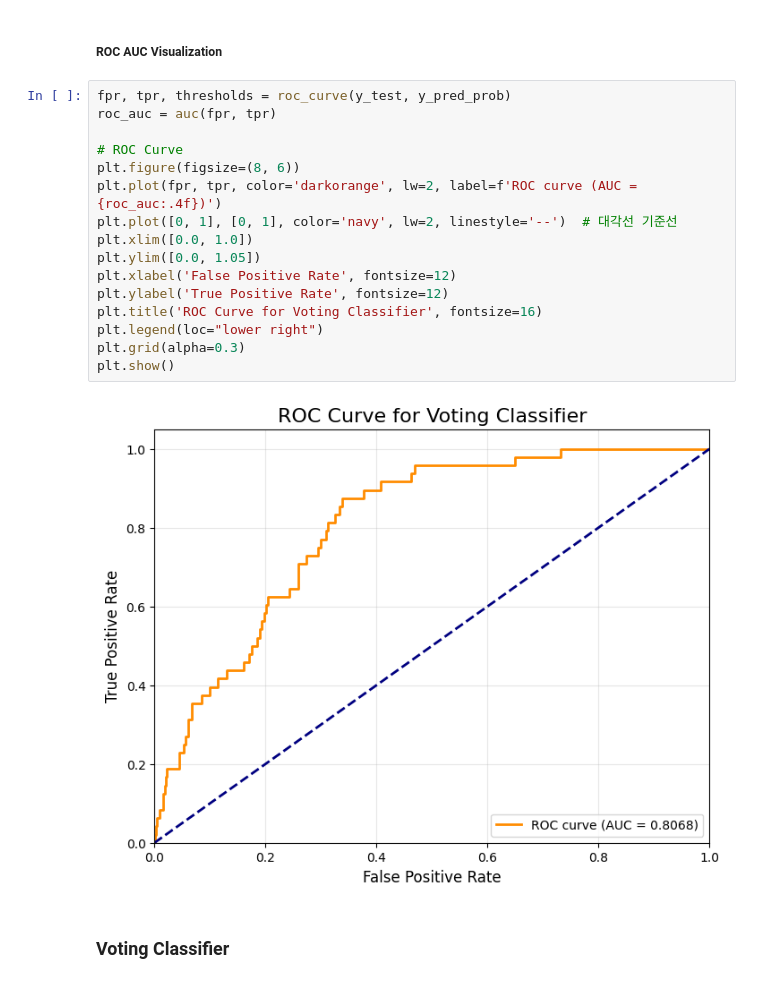
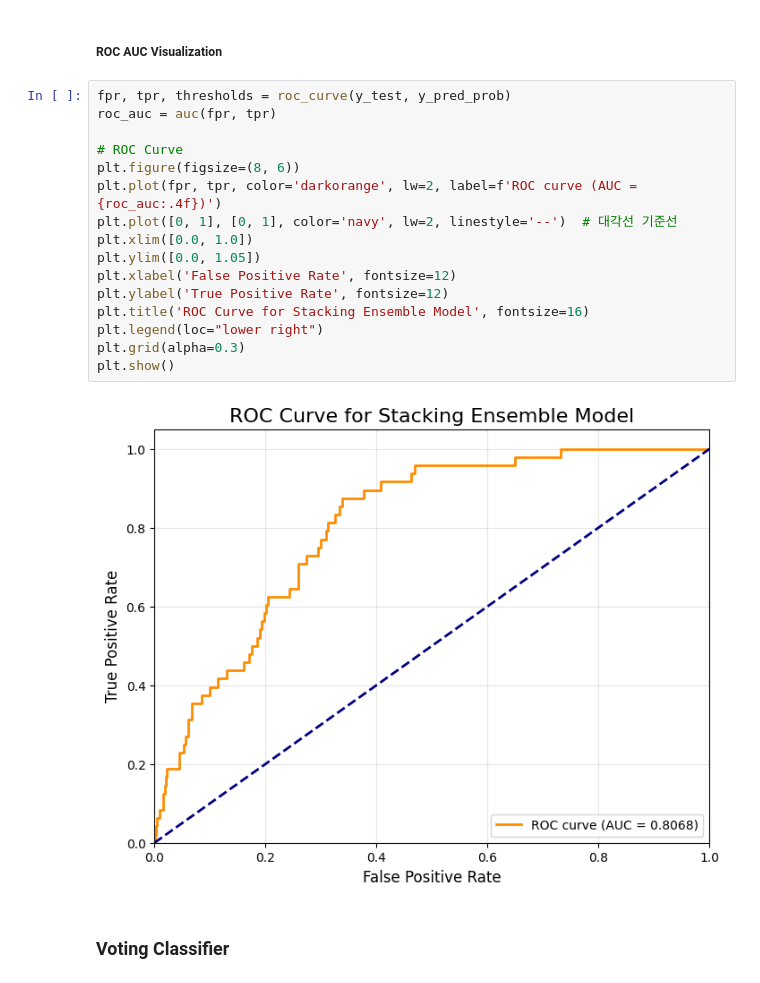
Before and after one commit to earl-kayy/lung_cancer_diagnosis, a Jupyter notebook: 20193067홍륜기.ipynb, the cells around one changed output. Cells and saved outputs as stored; diff of their text form.

```diff
--- a/20193067홍륜기.ipynb
+++ b/20193067홍륜기.ipynb
@@ -451,21 +437,21 @@ AUC Score: 0.8068
 # %%
 fpr, tpr, thresholds = roc_curve(y_test, y_pred_prob)
 roc_auc = auc(fpr, tpr)
 
 # ROC Curve
 plt.figure(figsize=(8, 6))
 plt.plot(fpr, tpr, color='darkorange', lw=2, label=f'ROC curve (AUC = {roc_auc:.4f})')
 plt.plot([0, 1], [0, 1], color='navy', lw=2, linestyle='--')  # 대각선 기준선
 plt.xlim([0.0, 1.0])
 plt.ylim([0.0, 1.05])
 plt.xlabel('False Positive Rate', fontsize=12)
 plt.ylabel('True Positive Rate', fontsize=12)
-plt.title('ROC Curve for Voting Classifier', fontsize=16)
+plt.title('ROC Curve for Stacking Ensemble Model', fontsize=16)
 plt.legend(loc="lower right")
 plt.grid(alpha=0.3)
 plt.show()
 # %% [output]
-[figure, old version]
+[figure, new version]
 # %% [markdown]
 ### Voting Classifier
 # %%
```
Also changed, not shown: parts of 4 cells of this notebook, 5 other files.
